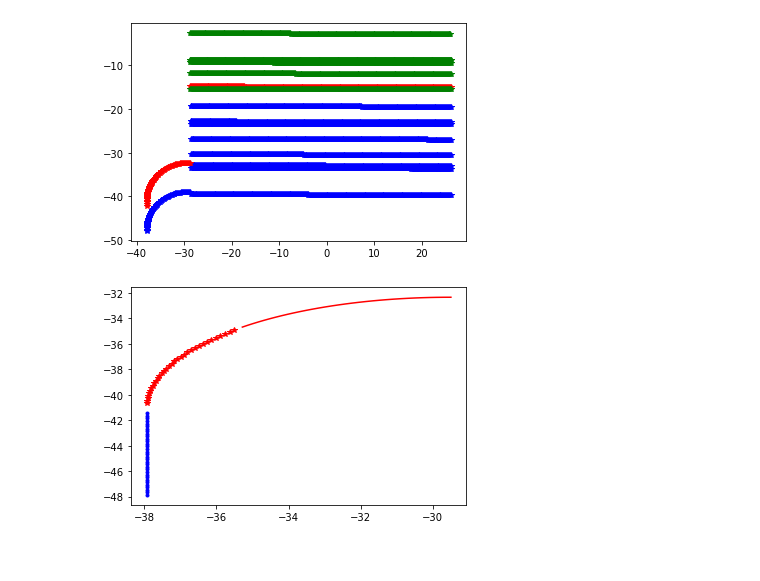
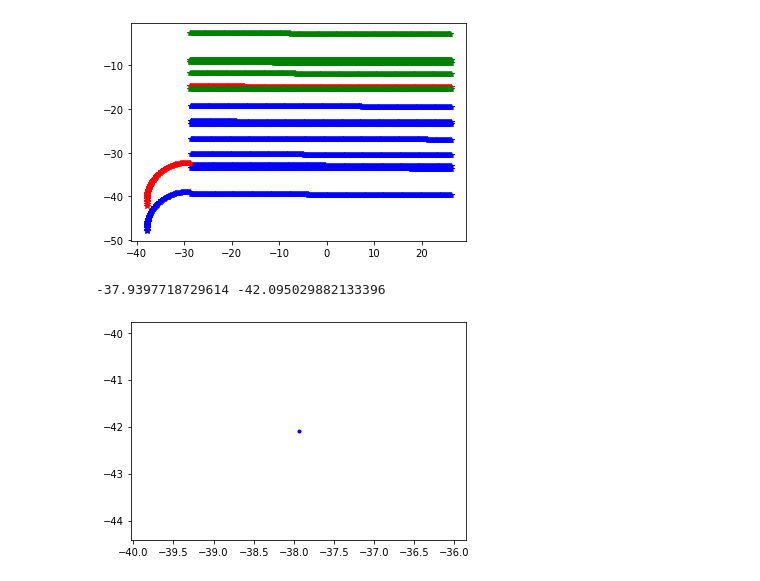
Before and after one commit to wahihihi/prediction, a Jupyter notebook: prediction/src/hdmap/data/opendrive_data.ipynb, the cells around one changed output. Cells and saved outputs as stored; diff of their text form; code cells hidden in the pictures.

```diff
--- a/prediction/src/hdmap/data/opendrive_data.ipynb
+++ b/prediction/src/hdmap/data/opendrive_data.ipynb
@@ -177,16 +177,20 @@ tanget_points =[]
 tanget_points2=[]
 
 xx = -37.939771872961401
-yy = -41.46503237656777
+yy = -42.095029882133396
 hh = 4.7152030245429835
 xxpints = []
 yypints = []
-for i in range(sample_num):
-    ref_line_ds = delta_s * i
+length = 0.15000000000000568
+delta_s22 = 0.15000000000000568
+sample_num22 = int(delta_s22/length)
+for i in range(sample_num22):
+    ref_line_ds = delta_s22 * i
     dx = xx + np.cos(hh) * (ref_line_ds)
     dy = yy + np.sin(hh) * (ref_line_ds)
     xxpints.append(dx)
     yypints.append(dy)
+    print(dx,dy)
 plt.plot(xxpints, yypints,".",color='b')
 
 
@@ -249,31 +253,32 @@ for i in range(len(xpoints2)):
     dx2 = x2 - np.cos(theta) * lane_width
     dy2 = y2 + np.sin(theta) * lane_width
     dxpoints2.append(dx2)
     dypoints2.append(dy2)
 
 for i in range(len(xpoints)):
     x = xpoints[i]
     y = ypoints[i]
     theta = tanget_points[i]
     dx = x - np.cos(theta2) * lane_width
     dy = y + np.sin(theta2) * lane_width
     dxpoints3.append(dx)
     dypoints3.append(dy)
 
 for i in range(len(xpoints2)):
     x2 = xpoints2[i]
     y2 = ypoints2[i]
     theta2 = tanget_points2[i]
     dx2 = x2 - np.cos(theta2) * lane_width
     dy2 = y2 + np.sin(theta2) * lane_width
     dxpoints4.append(dx2)
     dypoints4.append(dy2)
 
 
 # plt.plot(dxpoints, dypoints,".",color='b')
 # plt.plot(dxpoints2, dypoints2,">",color='g')
 # plt.plot(dxpoints3, dypoints3,".",color='b')
 # plt.plot(dxpoints4, dypoints4,">",color='g')
 plt.show()
 # %% [output]
+-37.9397718729614 -42.095029882133396
-[figure, old version]
+[figure, new version]
```
Also changed, not shown: parts of 2 cells of this notebook.
